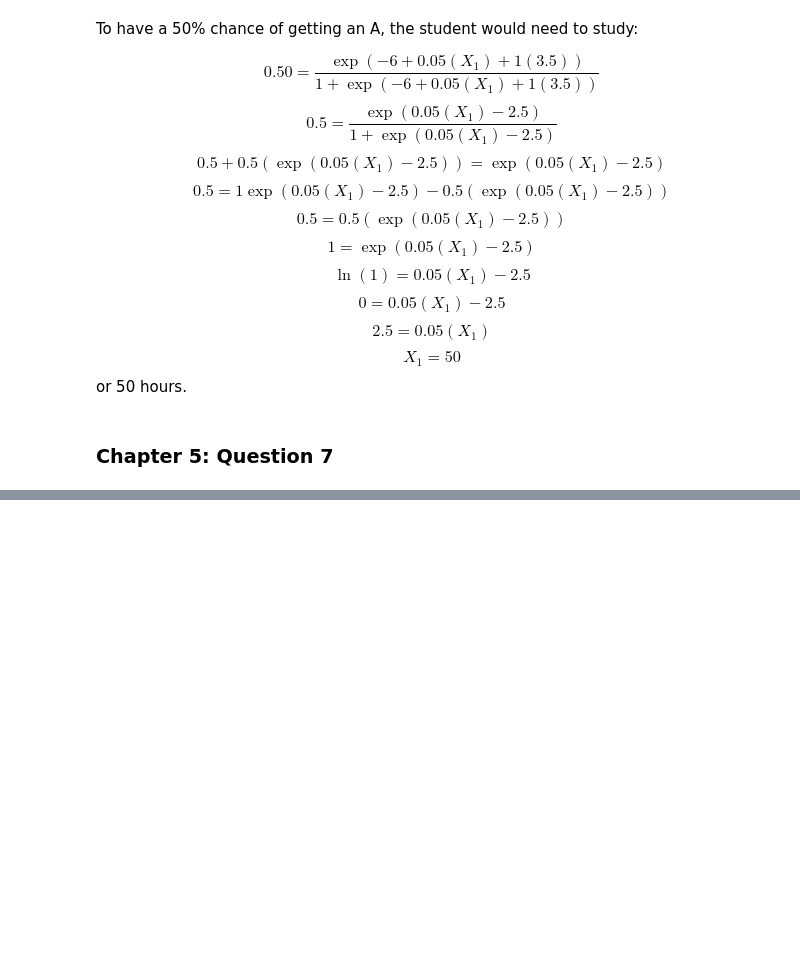
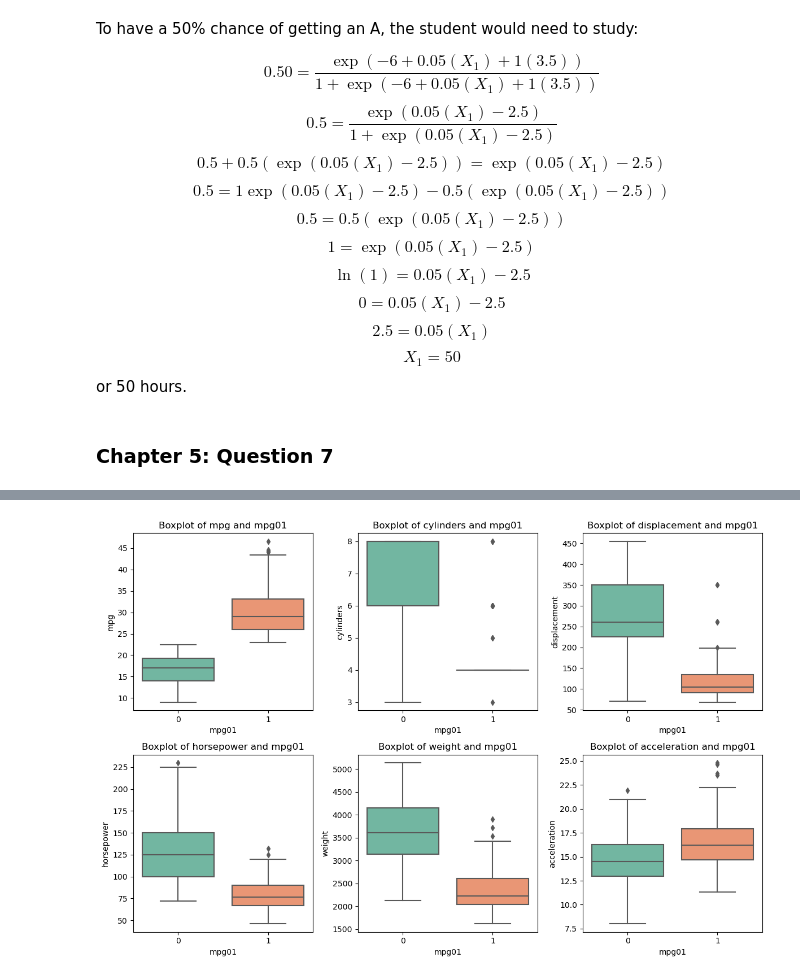
Before and after one commit to rjcampo/Machine-Learning, a Jupyter notebook: Problem Set 2/problem-set-2.ipynb, the cells around one changed output, grey strips where cells are left out. Drawn from its saved outputs; the diff is of its cells as text; code cells hidden in the pictures; blank space fills up the shorter version.

```diff
--- a/Problem Set 2/problem-set-2.ipynb
+++ b/Problem Set 2/problem-set-2.ipynb
@@ -76,0 +109,15 @@ $$Pr(X|Y=1) \approx 0.04 $$
+# %%
+numerical_columns = df_auto.drop("name", axis=1).columns
+
+fig, axes = plt.subplots(2, 3, figsize=(12, 8))
+
+axes = axes.flatten()
+
+for predictor, ax in zip(numerical_columns, axes):
+    sns.boxplot(x="mpg01", y=predictor, data=df_auto, palette="Set2", ax=ax)
+    ax.set_title(f"Boxplot of {predictor} and mpg01")
+
+fig.tight_layout()
+plt.show()
+# %% [output]
+[figure, added]
```
Also changed, not shown: parts of 33 cells of this notebook.
